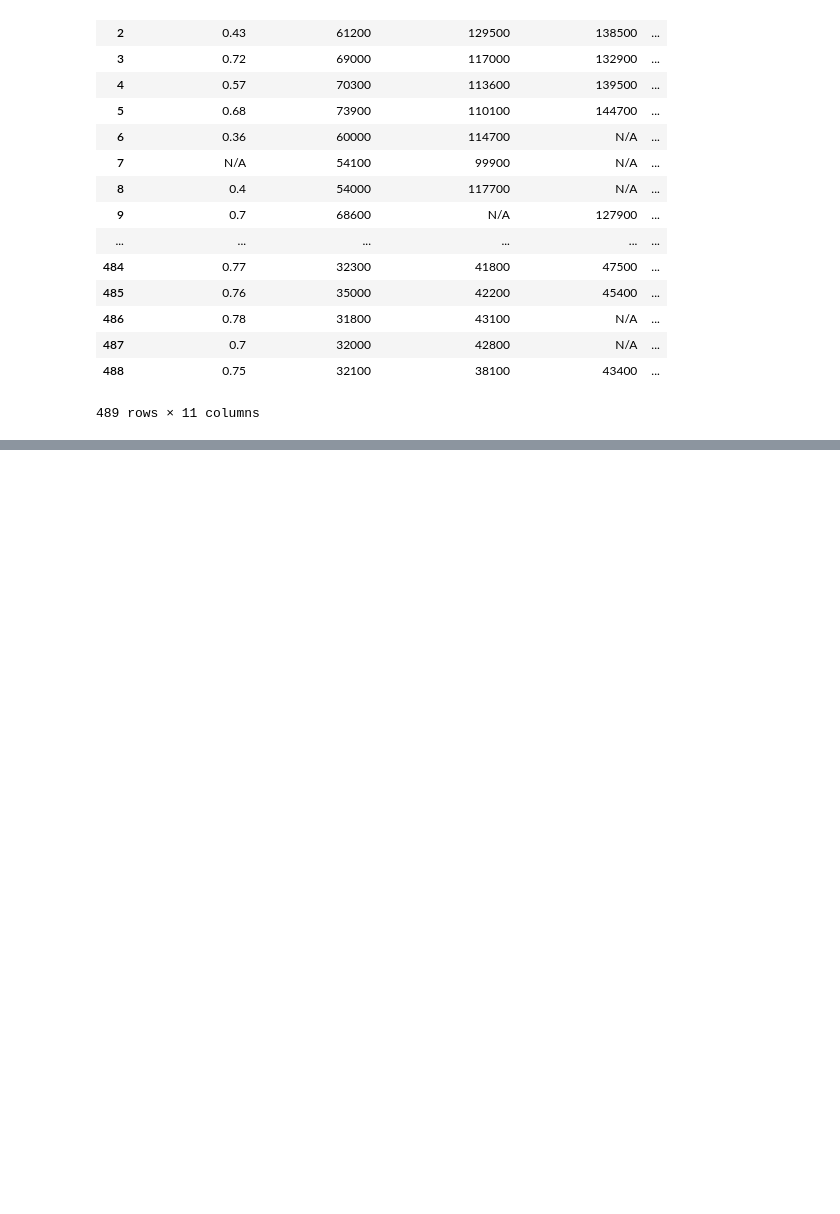
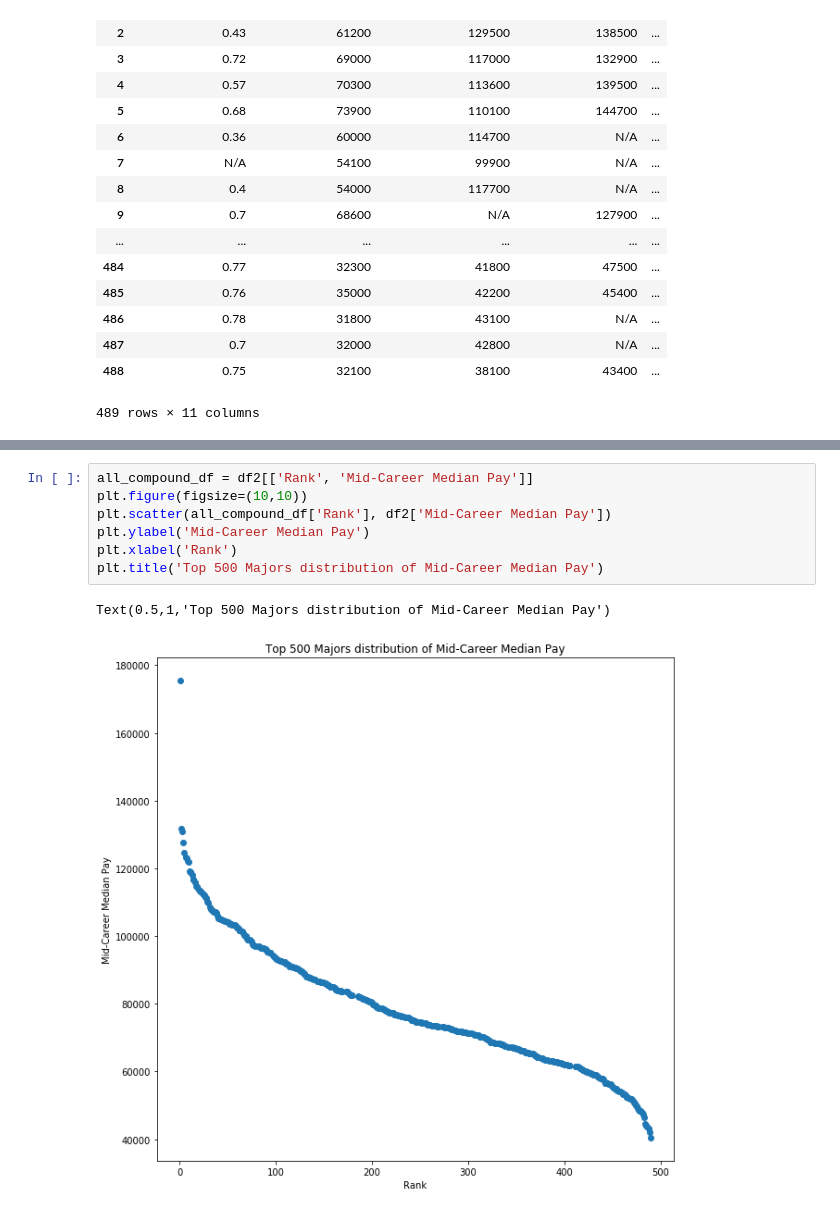
Before and after one commit to jeffreywu1996/COGS108-Project, a Jupyter notebook: Data Cleaning.ipynb, the cells around one changed output, grey strips where cells are left out. Saved outputs shown, nothing was run; the diff lists cells and outputs as text; blank space fills up the shorter version.

```diff
--- a/Data Cleaning.ipynb
+++ b/Data Cleaning.ipynb
@@ -234,0 +259,10 @@ df2
+# %%
+all_compound_df = df2[['Rank', 'Mid-Career Median Pay']]
+plt.figure(figsize=(10,10))
+plt.scatter(all_compound_df['Rank'], df2['Mid-Career Median Pay'])
+plt.ylabel('Mid-Career Median Pay')
+plt.xlabel('Rank')
+plt.title('Top 500 Majors distribution of Mid-Career Median Pay')
+# %% [output]
+Text(0.5,1,'Top 500 Majors distribution of Mid-Career Median Pay')
+[figure, added]
```
Also changed, not shown: parts of 7 cells of this notebook.
